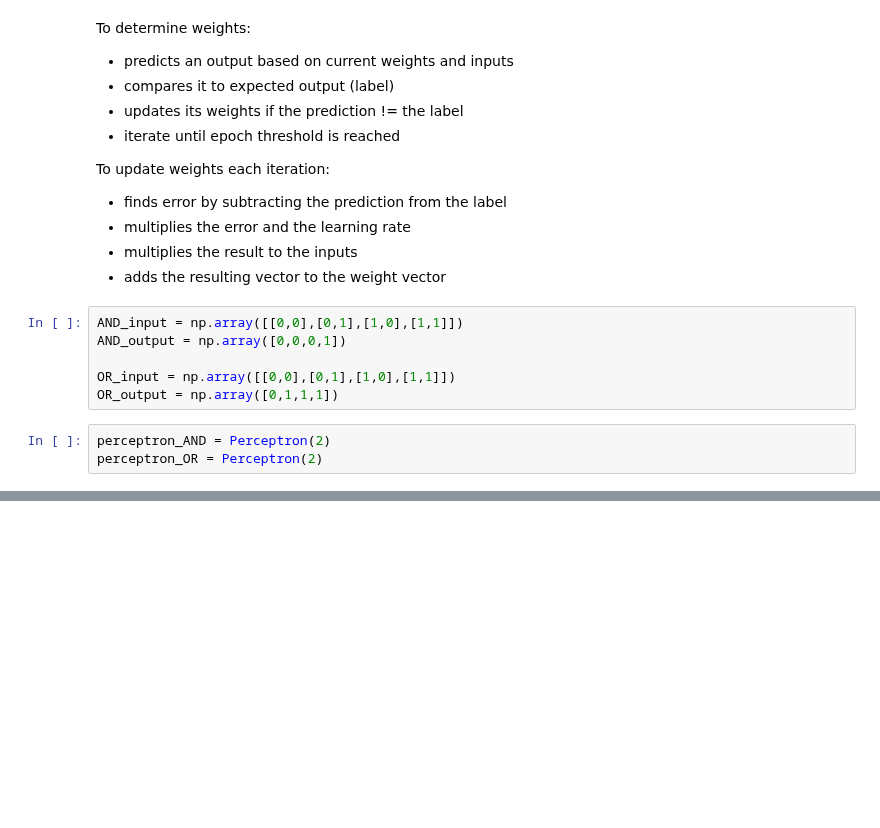
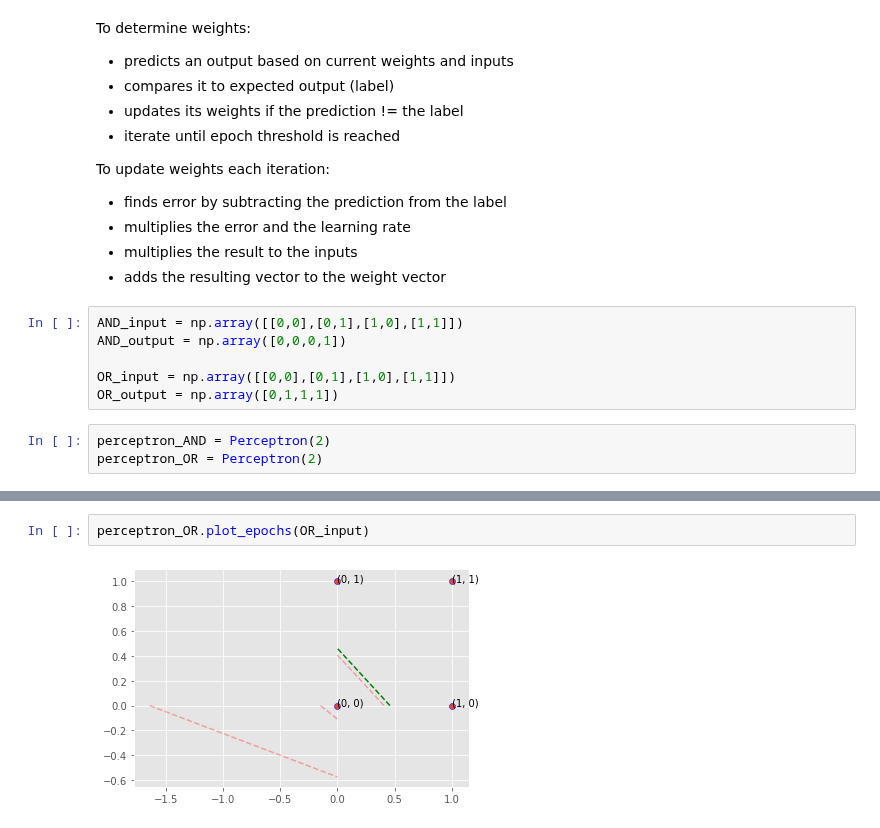
Before and after one commit to LordLean/Acquired-Intelligence-Adaptive-Behaviour, a Jupyter notebook: AIAB_Labs/Perceptron_Logical.ipynb, the cells around one changed output, grey strips where cells are left out. Saved outputs shown, nothing was run; the diff lists cells and outputs as text; blank space fills up the shorter version.

```diff
--- a/AIAB_Labs/Perceptron_Logical.ipynb
+++ b/AIAB_Labs/Perceptron_Logical.ipynb
@@ -193,0 +148,4 @@ for i, txt in enumerate(zip(data_x,data_y)):
+# %%
+perceptron_OR.plot_epochs(OR_input)
+# %% [output]
+[figure, added]
```
Also changed, not shown: parts of 7 cells of this notebook.
